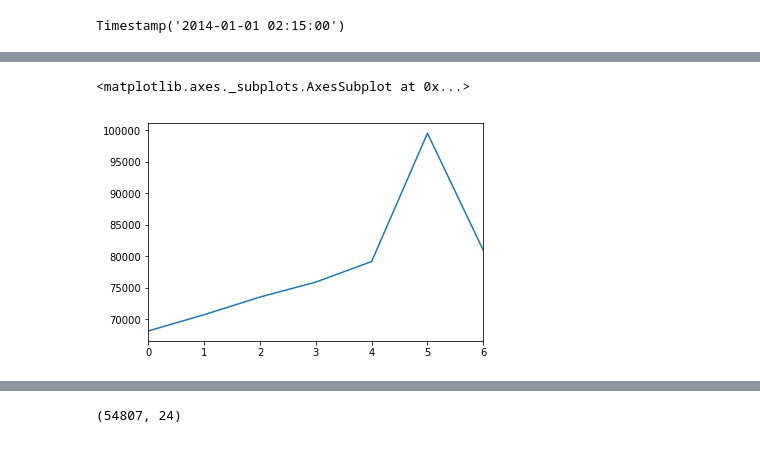
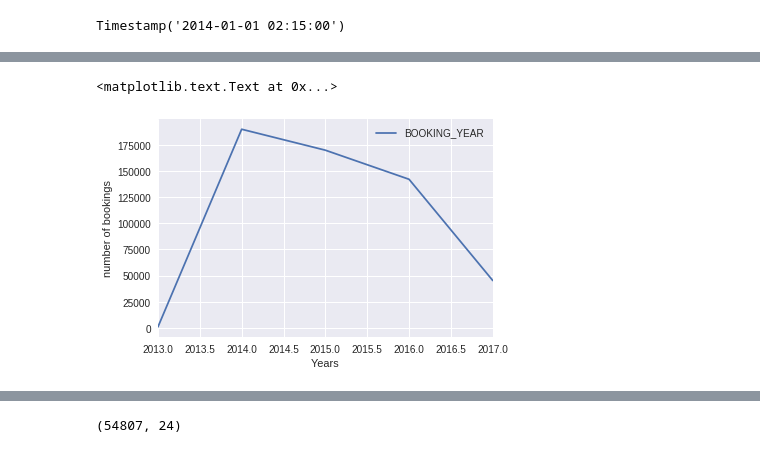
Before and after one commit to jawaharreddy/Flinkster-Data-Analysis, a Jupyter notebook: db_data.ipynb, the cells around one changed output, grey strips where cells are left out. Saved outputs shown, nothing was run; the diff lists cells and outputs as text; code cells hidden in the pictures.

```diff
--- a/db_data.ipynb
+++ b/db_data.ipynb
@@ -252,5 +265,7 @@ db_data.FROM_WDAY.value_counts().sort_index().plot()
-# %%
-db_data.UNTIL_WDAY.value_counts().sort_index().plot()
-# %% [output]
-<matplotlib.axes._subplots.AxesSubplot at 0x...>
-[figure, removed]
+# %%
+yearb = db_data.BOOKING_YEAR.value_counts().sort_index().plot(legend=True)
+yearb.set_xlabel("Years")
+yearb.set_ylabel("number of bookings")
+# %% [output]
+<matplotlib.text.Text at 0x...>
+[figure, added]
```
Also changed, not shown: parts of 53 cells of this notebook.
